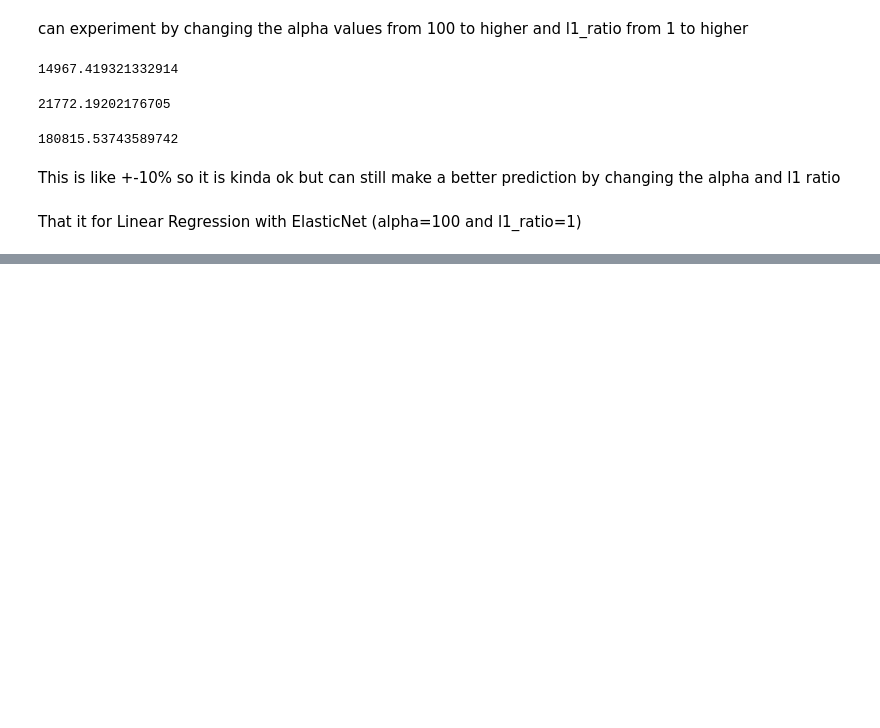
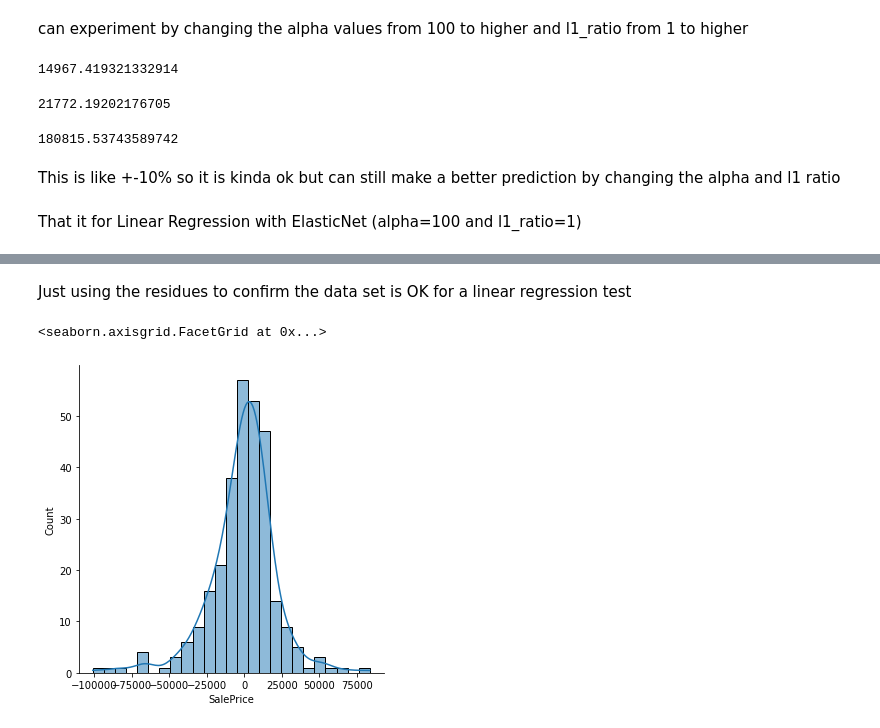
Before and after one commit to proton029/Challenges, a Jupyter notebook: Linear RegressionProject.ipynb, the cells around one changed output, grey strips where cells are left out. Drawn from its saved outputs; the diff is of its cells as text; code cells hidden in the pictures; blank space fills up the shorter version.

Commit message:
Checking the data set is fit for LinearRegression

```diff
--- a/Linear RegressionProject.ipynb
+++ b/Linear RegressionProject.ipynb
@@ -669,0 +678,8 @@ That it for Linear Regression with ElasticNet (alpha=100 and l1_ratio=1)
+# %% [markdown]
+Just using the residues to confirm the data set is OK for a linear regression test
+# %%
+#using a normal distribution
+sns.displot(test_rsiduals,bins=25,kde=True)
+# %% [output]
+<seaborn.axisgrid.FacetGrid at 0x...>
+[figure, added]
```
Also changed, not shown: parts of 5 cells of this notebook.
